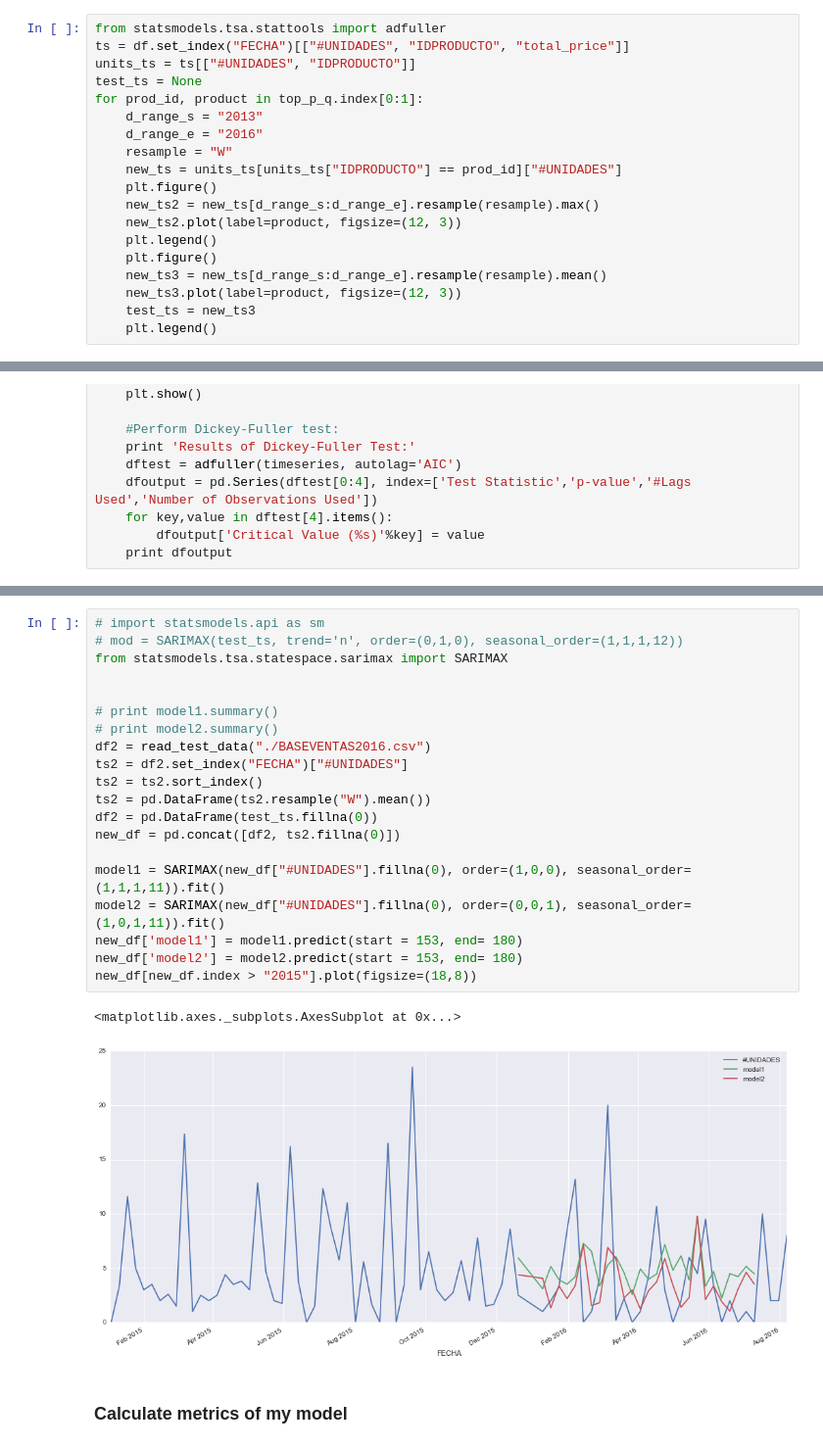
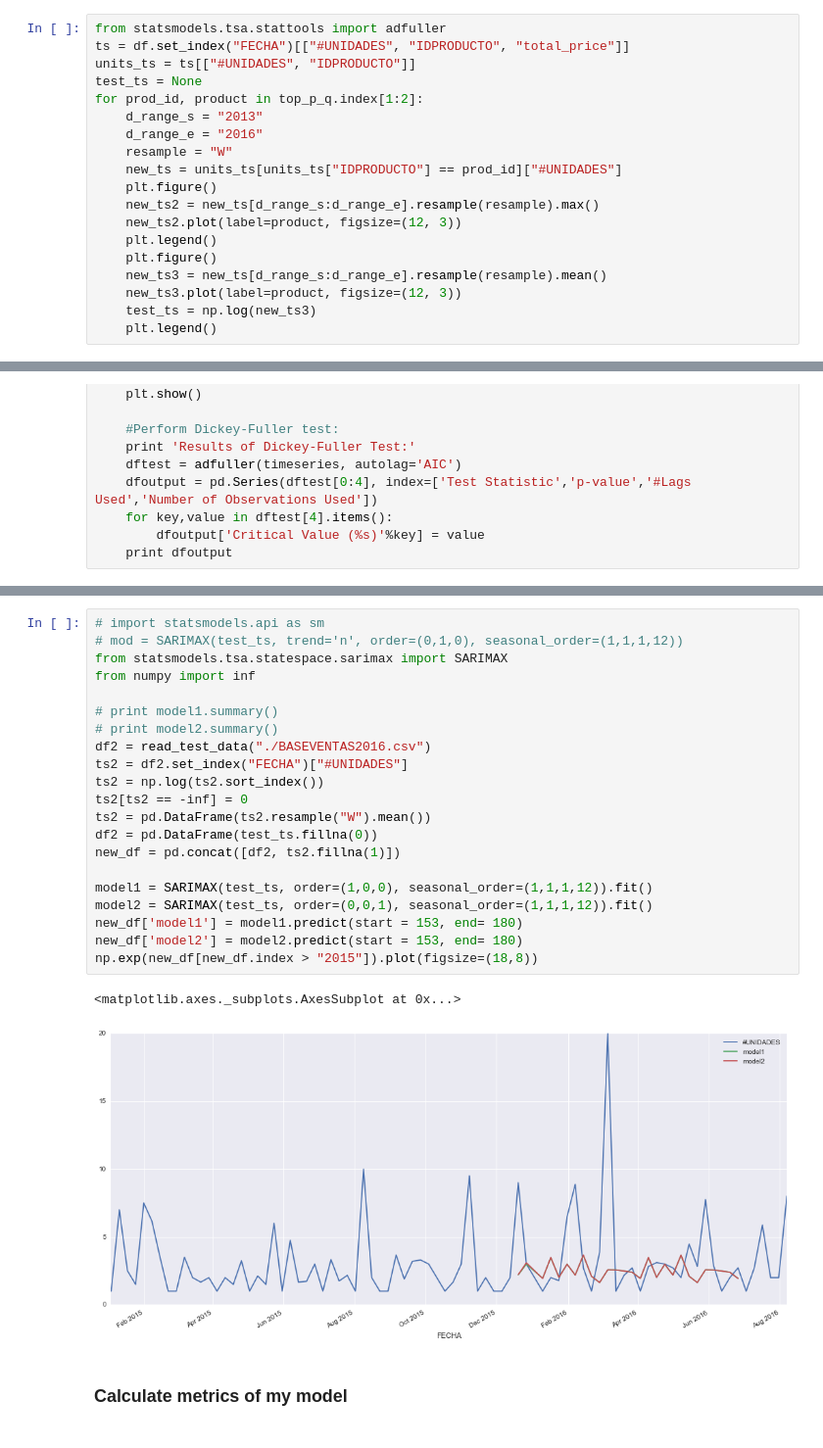
Before and after one commit to Grimi94/inventory-prediction, a Jupyter notebook: Trend Analysis.ipynb, the cells around one changed output, grey strips where cells are left out. Shown: that part at 98% size. Drawn from its saved outputs; the diff is of its cells as text.

Commit message:
Fix: model and improved score

```diff
--- a/Trend Analysis.ipynb
+++ b/Trend Analysis.ipynb
@@ -130,7 +130,7 @@ from statsmodels.tsa.stattools import adfuller
 ts = df.set_index("FECHA")[["#UNIDADES", "IDPRODUCTO", "total_price"]]
 units_ts = ts[["#UNIDADES", "IDPRODUCTO"]]
 test_ts = None
-for prod_id, product in top_p_q.index[0:1]:
+for prod_id, product in top_p_q.index[1:2]:
     d_range_s = "2013"
     d_range_e = "2016"
     resample = "W"
@@ -142,6 +142,6 @@ for prod_id, product in top_p_q.index[0:1]:
     plt.figure()
     new_ts3 = new_ts[d_range_s:d_range_e].resample(resample).mean()
     new_ts3.plot(label=product, figsize=(12, 3))
-    test_ts = new_ts3
+    test_ts = np.log(new_ts3)
     plt.legend()
 # %% [output]
@@ -230,26 +230,27 @@ plot_acf_pacf(seasonal_difference.fillna(0), 40)
 # %%
 # import statsmodels.api as sm
 # mod = SARIMAX(test_ts, trend='n', order=(0,1,0), seasonal_order=(1,1,1,12))
 from statsmodels.tsa.statespace.sarimax import SARIMAX
-
+from numpy import inf
 
 # print model1.summary()
 # print model2.summary()
 df2 = read_test_data("./BASEVENTAS2016.csv")
 ts2 = df2.set_index("FECHA")["#UNIDADES"]
-ts2 = ts2.sort_index()
+ts2 = np.log(ts2.sort_index())
+ts2[ts2 == -inf] = 0
 ts2 = pd.DataFrame(ts2.resample("W").mean())
 df2 = pd.DataFrame(test_ts.fillna(0))
-new_df = pd.concat([df2, ts2.fillna(0)])
+new_df = pd.concat([df2, ts2.fillna(1)])
 
-model1 = SARIMAX(new_df["#UNIDADES"].fillna(0), order=(1,0,0), seasonal_order=(1,1,1,11)).fit()
-model2 = SARIMAX(new_df["#UNIDADES"].fillna(0), order=(0,0,1), seasonal_order=(1,0,1,11)).fit()
+model1 = SARIMAX(test_ts, order=(1,0,0), seasonal_order=(1,1,1,12)).fit()
+model2 = SARIMAX(test_ts, order=(0,0,1), seasonal_order=(1,1,1,12)).fit()
 new_df['model1'] = model1.predict(start = 153, end= 180)
 new_df['model2'] = model2.predict(start = 153, end= 180)
-new_df[new_df.index > "2015"].plot(figsize=(18,8))
+np.exp(new_df[new_df.index > "2015"]).plot(figsize=(18,8))
 # %% [output]
 <matplotlib.axes._subplots.AxesSubplot at 0x...>
-[figure, old version]
+[figure, new version]
 # %% [markdown]
 ### Calculate metrics of my model
 # %%
```
Also changed, not shown: parts of 8 cells of this notebook.
